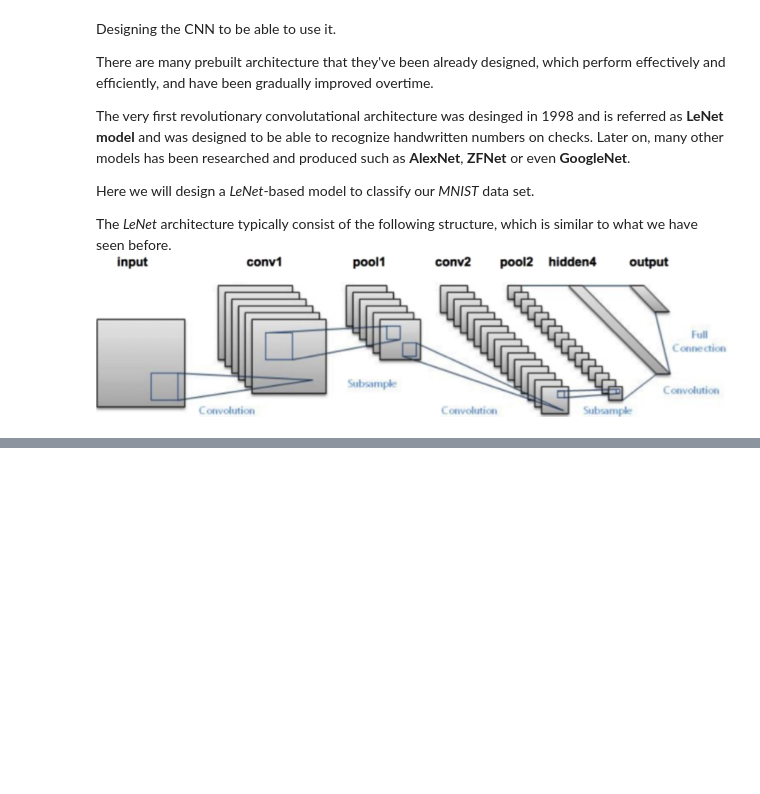
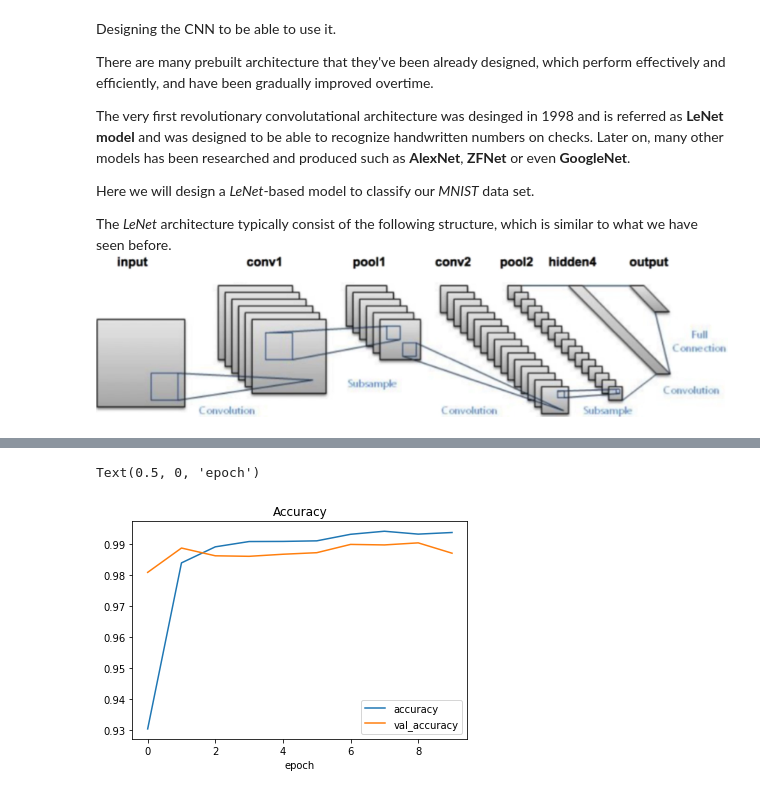
Before and after one commit to hpt1988/Applied-Deep-Learning_The-Complete-Self-Driving-Car-Course, a Jupyter notebook: cnn/cnn.ipynb, the cells around one changed output, grey strips where cells are left out. Cells and saved outputs as stored; diff of their text form; code cells hidden in the pictures; blank space fills up the shorter version.

```diff
--- a/cnn/cnn.ipynb
+++ b/cnn/cnn.ipynb
@@ -189,0 +256,9 @@ def leNet_model():
+# %%
+plt.plot(history.history['accuracy'])
+plt.plot(history.history['val_accuracy'])
+plt.legend(['accuracy', 'val_accuracy'])
+plt.title('Accuracy')
+plt.xlabel('epoch')
+# %% [output]
+Text(0.5, 0, 'epoch')
+[figure, added]
```
Also changed, not shown: parts of 10 cells of this notebook.
